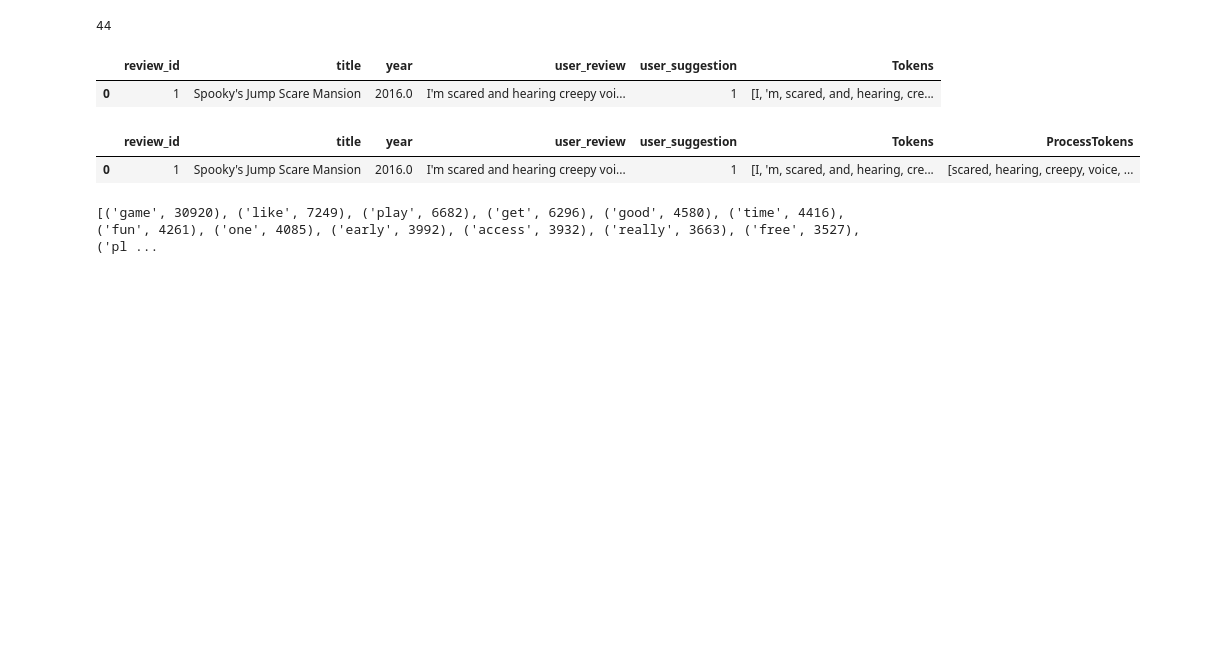
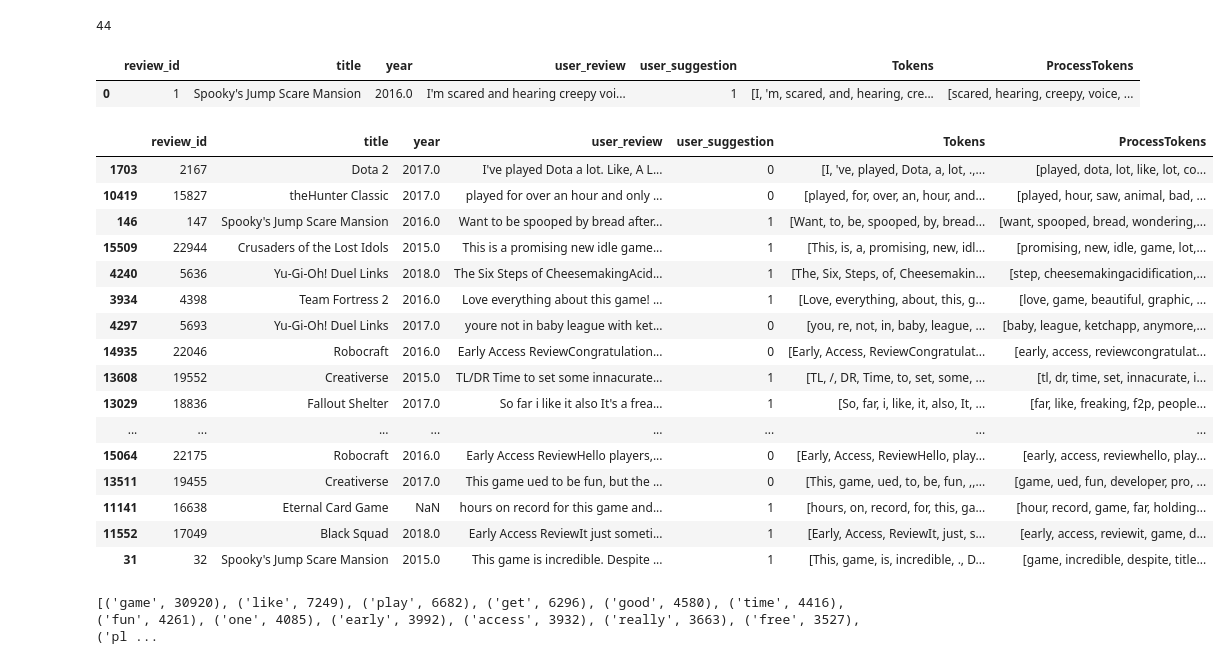
Before and after one commit to ZahraS98/IUI-Project, a Jupyter notebook: Games.ipynb, the cells around one changed output. Saved outputs shown, nothing was run; the diff lists cells and outputs as text; code cells hidden in the pictures; blank space fills up the shorter version.

```diff
--- a/Games.ipynb
+++ b/Games.ipynb
@@ -38,21 +39,31 @@ Name: user_suggestion, dtype: int64
 data['title'].nunique()
 # %% [output]
 44
+# %%
+# Data processing for removing stop words, lemmatization and stemmming, and english-only.
+# Importing all relevant libraries and functions here
+import spacy #load spacy
+from sklearn.pipeline import Pipeline # pipelining pre-processing
+from spacy.lang.en import English
+nlp = spacy.load("en_core_web_sm")
+tokenizer = nlp.tokenizer
 # %%
 #tokenization
 def create_tokenized_dataset(data):
     tokens_list = []
 
     for j in data['user_review']:
-        tokens_list.append(word_tokenize(j))
+#         tokens_list.append(word_tokenize(j))
+        spacy_tokens = [token.orth_ for token in tokenizer(j)]
+        tokens_list.append(spacy_tokens)
     data['Tokens'] = tokens_list
     return data
 
 df = create_tokenized_dataset(data)
 df.head(1)
 # %% [output]
-|  | review_id | title | year | user_review | user_suggestion | Tokens |
-| 0 | 1 | Spooky's Jump Scare Mansion | 2016.0 | I'm scared and hearing creepy voi... | 1 | [I, 'm, scared, and, hearing, cre... |
+|  | review_id | title | year | user_review | user_suggestion | Tokens | ProcessTokens |
+| 0 | 1 | Spooky's Jump Scare Mansion | 2016.0 | I'm scared and hearing creepy voi... | 1 | [I, 'm, scared, and, hearing, cre... | [scared, hearing, creepy, voice, ... |
 # %%
 #define lemmatizer
 lemmatizer = WordNetLemmatizer()
@@ -75,7 +86,9 @@ def lower_case(tokens):
 
 #remove stopwords
 def remove_stopwords(tokens):
-    tokens = [token for token in tokens if token not in stop_words]
+#     tokens = [token for token in tokens if token not in stop_words]
+# Using the spacy stop words set instead of the english stop words
+    tokens = [token for token in tokens if token not in nlp.Defaults.stop_words]
     return tokens
 
 #remove digits
@@ -110,10 +123,25 @@ for i in df['Tokens']:
     list_of_process_tokens.append(data_preprocess(i))
 # %%
 df['ProcessTokens'] = list_of_process_tokens
-df.head(1)
+df.sample(20)
 # %% [output]
 |  | review_id | title | year | user_review | user_suggestion | Tokens | ProcessTokens |
-| 0 | 1 | Spooky's Jump Scare Mansion | 2016.0 | I'm scared and hearing creepy voi... | 1 | [I, 'm, scared, and, hearing, cre... | [scared, hearing, creepy, voice, ... |
+| 1703 | 2167 | Dota 2 | 2017.0 | I've played Dota a lot. Like, A L... | 0 | [I, 've, played, Dota, a, lot, .,... | [played, dota, lot, like, lot, co... |
+| 10419 | 15827 | theHunter Classic | 2017.0 | played for over an hour and only ... | 0 | [played, for, over, an, hour, and... | [played, hour, saw, animal, bad, ... |
+| 146 | 147 | Spooky's Jump Scare Mansion | 2016.0 | Want to be spooped by bread after... | 1 | [Want, to, be, spooped, by, bread... | [want, spooped, bread, wondering,... |
+| 15509 | 22944 | Crusaders of the Lost Idols | 2015.0 | This is a promising new idle game... | 1 | [This, is, a, promising, new, idl... | [promising, new, idle, game, lot,... |
+| 4240 | 5636 | Yu-Gi-Oh! Duel Links | 2018.0 | The Six Steps of CheesemakingAcid... | 1 | [The, Six, Steps, of, Cheesemakin... | [step, cheesemakingacidification,... |
+| 3934 | 4398 | Team Fortress 2 | 2016.0 | Love everything about this game! ... | 1 | [Love, everything, about, this, g... | [love, game, beautiful, graphic, ... |
+| 4297 | 5693 | Yu-Gi-Oh! Duel Links | 2017.0 | youre not in baby league with ket... | 0 | [you, re, not, in, baby, league, ... | [baby, league, ketchapp, anymore,... |
+| 14935 | 22046 | Robocraft | 2016.0 | Early Access ReviewCongratulation... | 0 | [Early, Access, ReviewCongratulat... | [early, access, reviewcongratulat... |
+| 13608 | 19552 | Creativerse | 2015.0 | TL/DR Time to set some innacurate... | 1 | [TL, /, DR, Time, to, set, some, ... | [tl, dr, time, set, innacurate, i... |
+| 13029 | 18836 | Fallout Shelter | 2017.0 | So far i like it also It's a frea... | 1 | [So, far, i, like, it, also, It, ... | [far, like, freaking, f2p, people... |
+| ... | ... | ... | ... | ... | ... | ... | ... |
+| 15064 | 22175 | Robocraft | 2016.0 | Early Access ReviewHello players,... | 0 | [Early, Access, ReviewHello, play... | [early, access, reviewhello, play... |
+| 13511 | 19455 | Creativerse | 2017.0 | This game ued to be fun, but the ... | 0 | [This, game, ued, to, be, fun, ,,... | [game, ued, fun, developer, pro, ... |
+| 11141 | 16638 | Eternal Card Game | NaN | hours on record for this game and... | 1 | [hours, on, record, for, this, ga... | [hour, record, game, far, holding... |
+| 11552 | 17049 | Black Squad | 2018.0 | Early Access ReviewIt just someti... | 1 | [Early, Access, ReviewIt, just, s... | [early, access, reviewit, game, d... |
+| 31 | 32 | Spooky's Jump Scare Mansion | 2015.0 | This game is incredible. Despite ... | 1 | [This, game, is, incredible, ., D... | [game, incredible, despite, title... |
 # %%
 #JUST FOR FUN :)
 #most common words for each category (user_suggestion=1 OR user_suggestion=0)
```
Also changed, not shown: parts of 1 cell of this notebook.
